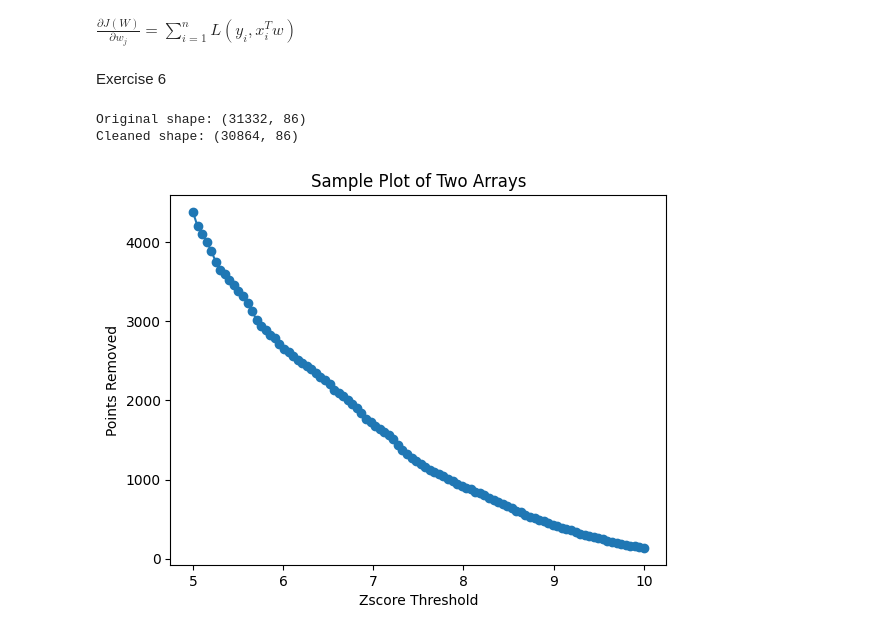
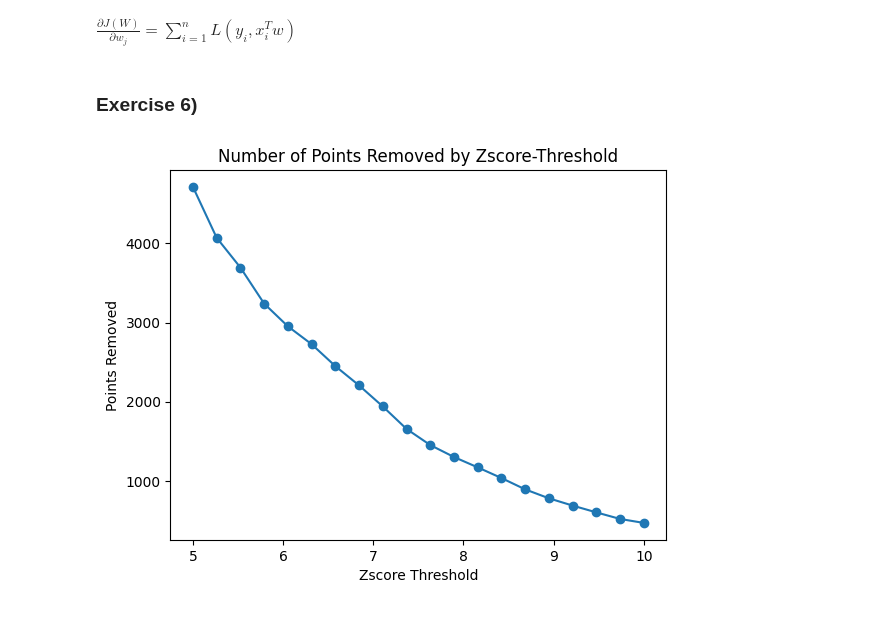
Before and after one commit to moscovium115/ML_ai_project_jupyter, a Jupyter notebook: Project_1.ipynb, the cells around one changed output. Drawn from its saved outputs; the diff is of its cells as text; code cells hidden in the pictures.

```diff
--- a/Project_1.ipynb
+++ b/Project_1.ipynb
@@ -254,28 +254,14 @@ w_trained = logistic_regression(X_train, y_train, alpha=0.01, reg_lambda=10, num
 correct, accuracy = classify(X_test, y_test, w_trained)
 print(f"Test set classification accuracy: {accuracy * 100:.2f}%")
 # %% [markdown]
-Exercise 6
+### Exercise 6)
 # %%
 from scipy.linalg import svd
 from scipy.stats import zscore
 
-def load_data(file_path):
-    """Loads the data matrix X and target vector y from a CSV file."""
-    csv_data = pd.read_csv(file_path)
-
-    # Separate features (X) and target (y)
-    X = csv_data.iloc[:, :-1].values  # All columns except the last one (features)
-    y = csv_data.iloc[:, -1].values   # The last column ('Result')
-
-    # Convert y to ±1, assuming original y is in {0, 1}
-    y = np.where(y == 0, -1, 1)
-
-    return X, y
-
-X_csv_2,y_csv_2=load_data("data2.csv")
 def remove_outlier_rows_svd(X, z_threshold=3.0):
     """
-    Detect and remove outliers (rows) using Singular Value Decomposition (SVD).
+    Detect and remove outliers (rows) using Singular Value Decomposition (SVD) as explained in Lecture 8.
     X: The input feature matrix.
     z_threshold: The Z-score threshold for detecting outliers.
 
@@ -293,41 +279,22 @@ def remove_outlier_rows_svd(X, z_threshold=3.0):
     # Remove the outlier rows
     X_cleaned = X[~outlier_rows, :]
 
-    #print(f"Number of outliers removed: {np.sum(outlier_rows)}")
     return X_cleaned
 
-# Example usage
+X = pd.read_csv("data2.csv").iloc[:, :-1].values
 
-
-
-X,y = load_data("data2.csv")
-
-
-z_thresholds = np.linspace(5, 10, num=100)
+z_thresholds = np.linspace(5, 10, num=20)
 num_removed = []
 for z_threshold in z_thresholds:
-    X_cleaned = remove_outlier_rows_svd(X_csv_2, z_threshold=z_threshold)
-    num_removed.append(31000- X_cleaned.shape[0])
-
-# Check the new shape of the cleaned data
-print(f"Original shape: {X.shape}")
-print(f"Cleaned shape: {X_cleaned.shape}")
+    X_cleaned = remove_outlier_rows_svd(X, z_threshold=z_threshold)
+    num_removed.append(X.shape[0] - X_cleaned.shape[0])
-# %% [output]
-Original shape: (31332, 86)
-Cleaned shape: (30864, 86)
 # %%
-
 import matplotlib.pyplot as plt
 
-# Sample data
-x = z_thresholds # x-axis values
-y = num_removed   # y-axis values
-
-# Plot
-plt.plot(x, y, marker='o')  # You can add markers or customize the line style
+plt.plot(z_thresholds, num_removed, marker='o')
 plt.xlabel('Zscore Threshold')
 plt.ylabel('Points Removed')
-plt.title('Number of Points')
+plt.title('Number of Points Removed by Zscore-Threshold')
 plt.show()
 # %% [output]
-[figure, old version]
+[figure, new version]
```
Also changed, not shown: parts of 2 cells of this notebook.
